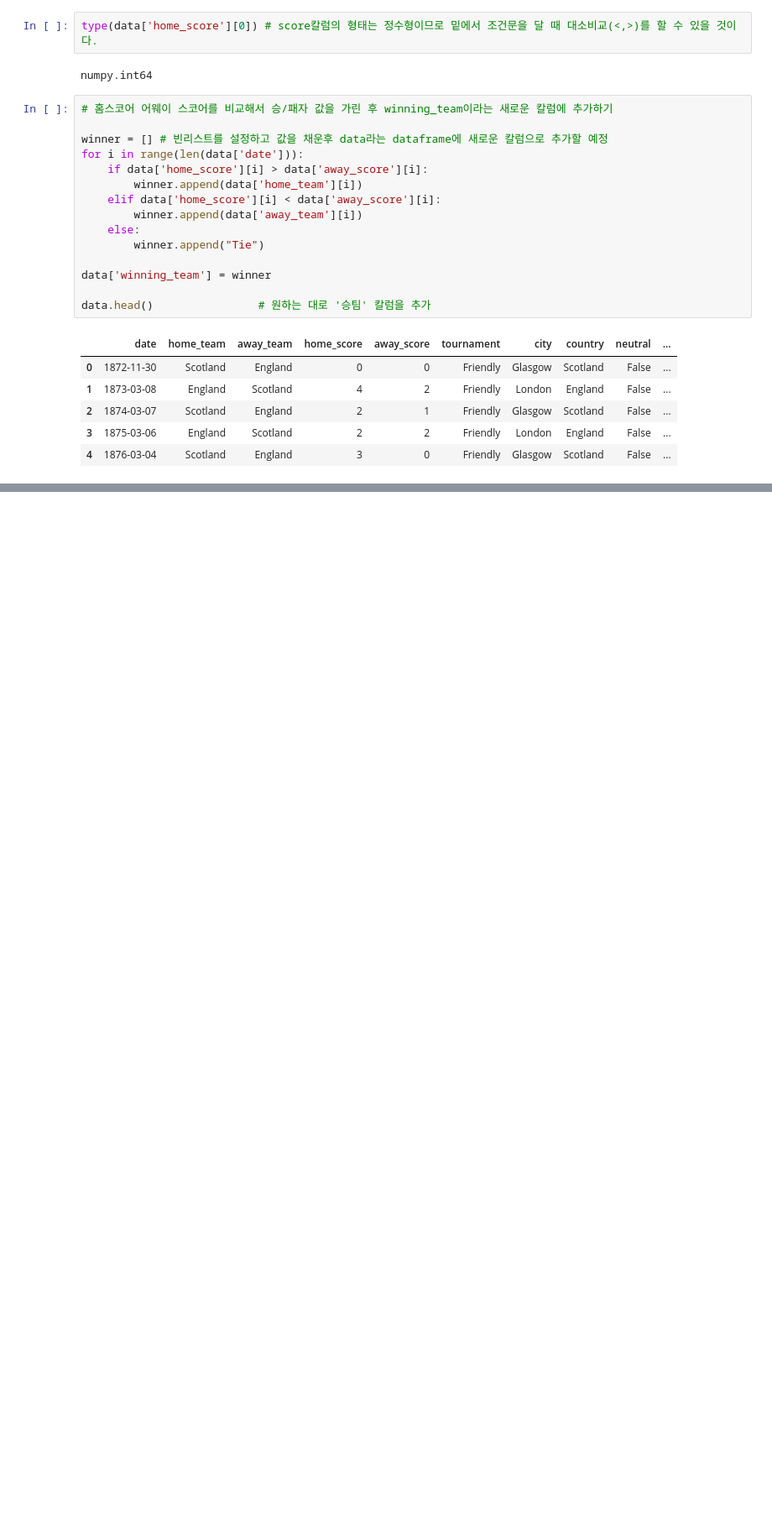
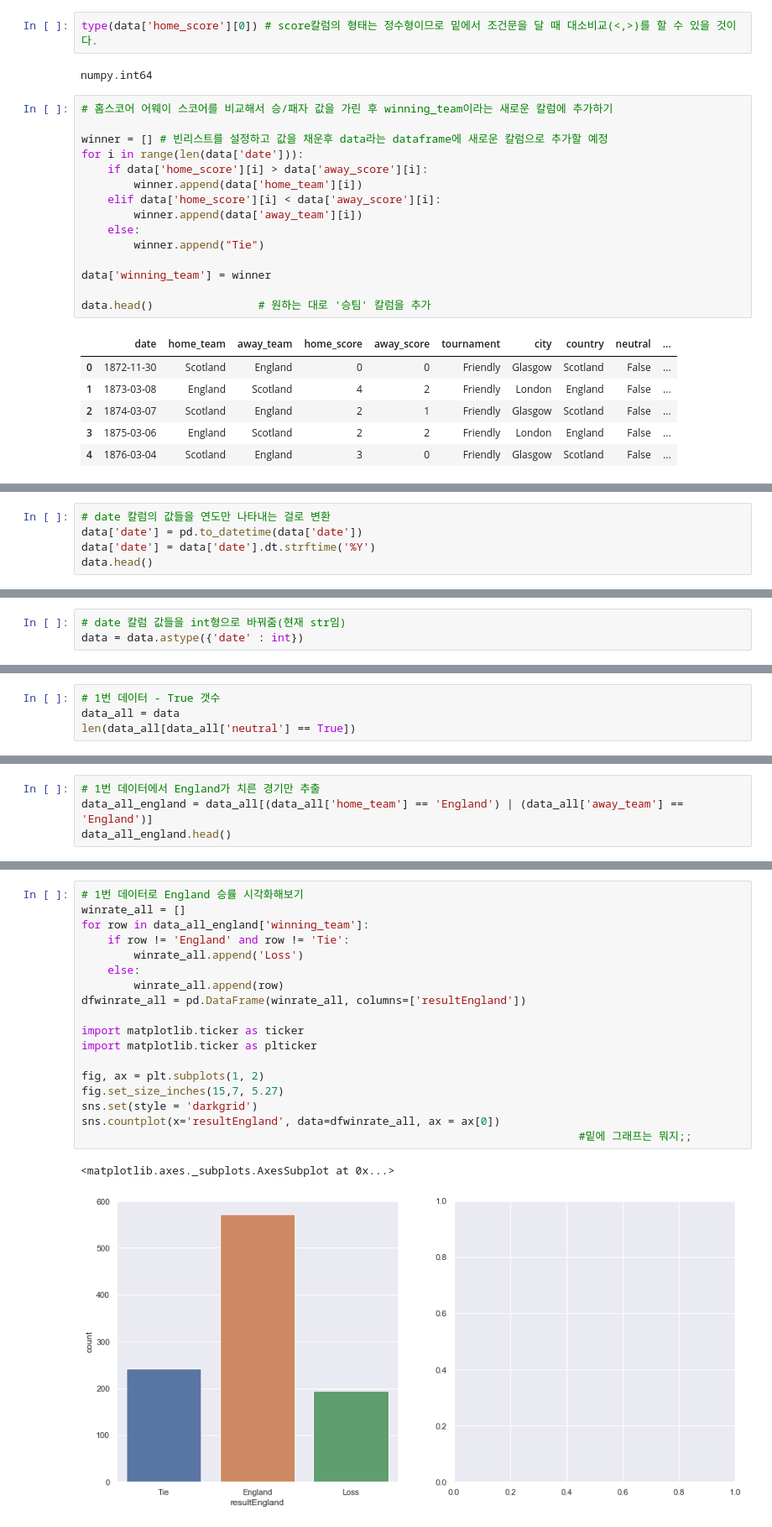
Before and after one commit to DSC-SCH/Predict_outcome_of_football_younghun, a Jupyter notebook: Prediction_based_on_national_matches.ipynb, the cells around one changed output, grey strips where cells are left out. Shown at 84% size. Saved outputs shown, nothing was run; the diff lists cells and outputs as text; blank space fills up the shorter version.

Commit message:
preprocessing new data of new time-series data

```diff
--- a/Prediction_based_on_national_matches.ipynb
+++ b/Prediction_based_on_national_matches.ipynb
@@ -67,0 +81,5 @@ data.head()                # 원하는 대로 '승팀' 칼럼을 추가
+# %%
+# date 칼럼의 값들을 연도만 나타내는 걸로 변환
+data['date'] = pd.to_datetime(data['date'])
+data['date'] = data['date'].dt.strftime('%Y')
+data.head()
@@ -67,0 +93,3 @@ data.head()                # 원하는 대로 '승팀' 칼럼을 추가
+# %%
+# date 칼럼 값들을 int형으로 바꿔줌(현재 str임)
+data = data.astype({'date' : int})
@@ -67,0 +113,4 @@ data.head()                # 원하는 대로 '승팀' 칼럼을 추가
+# %%
+# 1번 데이터 - True 갯수
+data_all = data
+len(data_all[data_all['neutral'] == True])
@@ -67,0 +142,4 @@ data.head()                # 원하는 대로 '승팀' 칼럼을 추가
+# %%
+# 1번 데이터에서 England가 치른 경기만 추출
+data_all_england = data_all[(data_all['home_team'] == 'England') | (data_all['away_team'] == 'England')]
+data_all_england.head()
@@ -67,0 +194,21 @@ data.head()                # 원하는 대로 '승팀' 칼럼을 추가
+# %%
+# 1번 데이터로 England 승률 시각화해보기
+winrate_all = []
+for row in data_all_england['winning_team']:
+    if row != 'England' and row != 'Tie':
+        winrate_all.append('Loss')
+    else:
+        winrate_all.append(row)
+dfwinrate_all = pd.DataFrame(winrate_all, columns=['resultEngland'])
+
+import matplotlib.ticker as ticker
+import matplotlib.ticker as plticker
+
+fig, ax = plt.subplots(1, 2)
+fig.set_size_inches(15,7, 5.27)
+sns.set(style = 'darkgrid')
+sns.countplot(x='resultEngland', data=dfwinrate_all, ax = ax[0])
+                                                                            #밑에 그래프는 뭐지;;
+# %% [output]
+<matplotlib.axes._subplots.AxesSubplot at 0x...>
+[figure, added]
```
Also changed, not shown: parts of 22 cells of this notebook.
